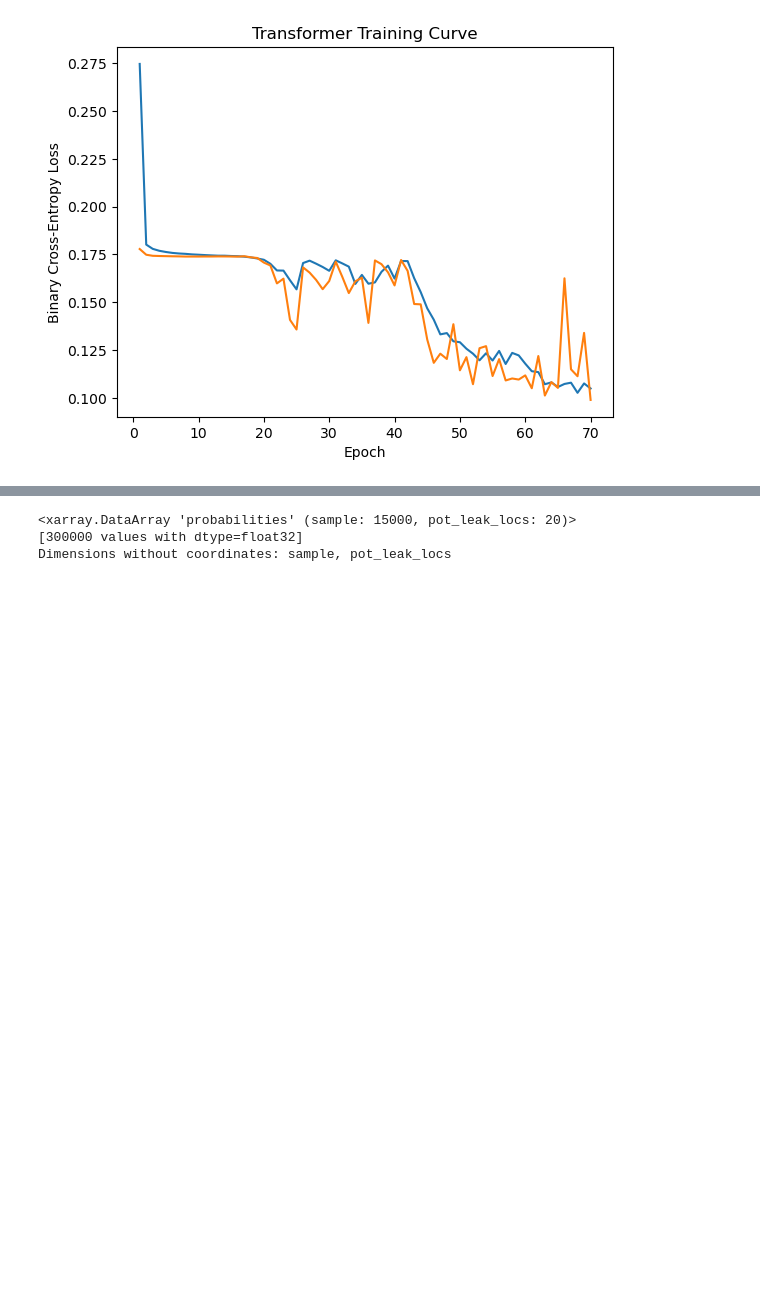
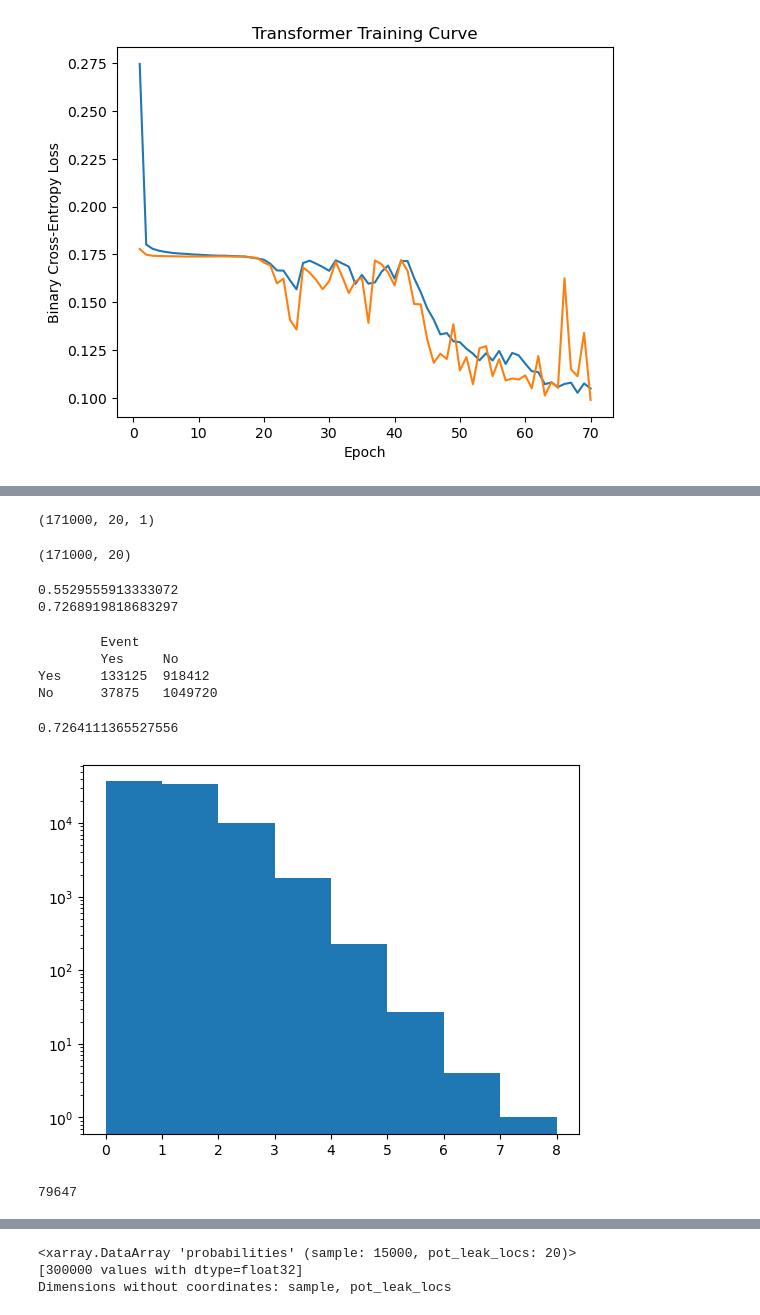
Before and after one commit to NCAR/seals-ml, a Jupyter notebook: notebooks/seals_validation_case_plots.ipynb, the cells around one changed output, grey strips where cells are left out. Saved outputs shown, nothing was run; the diff lists cells and outputs as text; code cells hidden in the pictures; blank space fills up the shorter version.

```diff
--- a/notebooks/seals_validation_case_plots.ipynb
+++ b/notebooks/seals_validation_case_plots.ipynb
@@ -379,0 +566,45 @@ pred_ds = xr.open_dataset("/glade/derecho/scratch/dgagne/SEALS_output/train_2023
+# %%
+val_decoder_mask_2.shape
+# %% [output]
+(171000, 20, 1)
+# %%
+targets.shape
+# %% [output]
+(171000, 20)
+# %%
+y_pred_masked = pred[~val_decoder_mask_2]
+y_true_masked = targets[~val_decoder_mask_2[:, :, 0]]
+from sklearn.metrics import accuracy_score, roc_auc_score, confusion_matrix
+print(accuracy_score(y_true_masked.astype(int), np.round(y_pred_masked).astype(int)))
+print(roc_auc_score(y_true_masked, y_pred_masked))
+ct =confusion_matrix(y_true_masked.astype(int), np.round(y_pred_masked).astype(int))
+# %% [output]
+0.5529555913333072
+0.7268919818683297
+# %%
+from hagelslag.evaluation.ContingencyTable import ContingencyTable
+from hagelslag.evaluation.ProbabilityMetrics import DistributedROC
+from hagelslag.evaluation.MetricPlotter import performance_diagram
+cont_table = ContingencyTable(ct[1, 1], ct[0, 1], ct[1, 0], ct[0, 0])
+print(cont_table)
+# %% [output]
+        Event
+        Yes     No
+Yes     133125  918412
+No      37875   1049720
+# %%
+dr = DistributedROC(thresholds=np.arange(0, 1.01, 0.01))
+dr.update(y_pred_masked, y_true_masked)
+dr.auc()
+# %% [output]
+0.7264111365527556
+# %%
+prob_count = np.where(pred > 0.5, 1, 0).sum(axis=1)
+plt.hist(prob_count, np.arange(0, 9))
+plt.gca().set_yscale("log")
+# %% [output]
+[figure, added]
+# %%
+prob_count.argmax()
+# %% [output]
+79647
```
Also changed, not shown: parts of 42 cells of this notebook.
